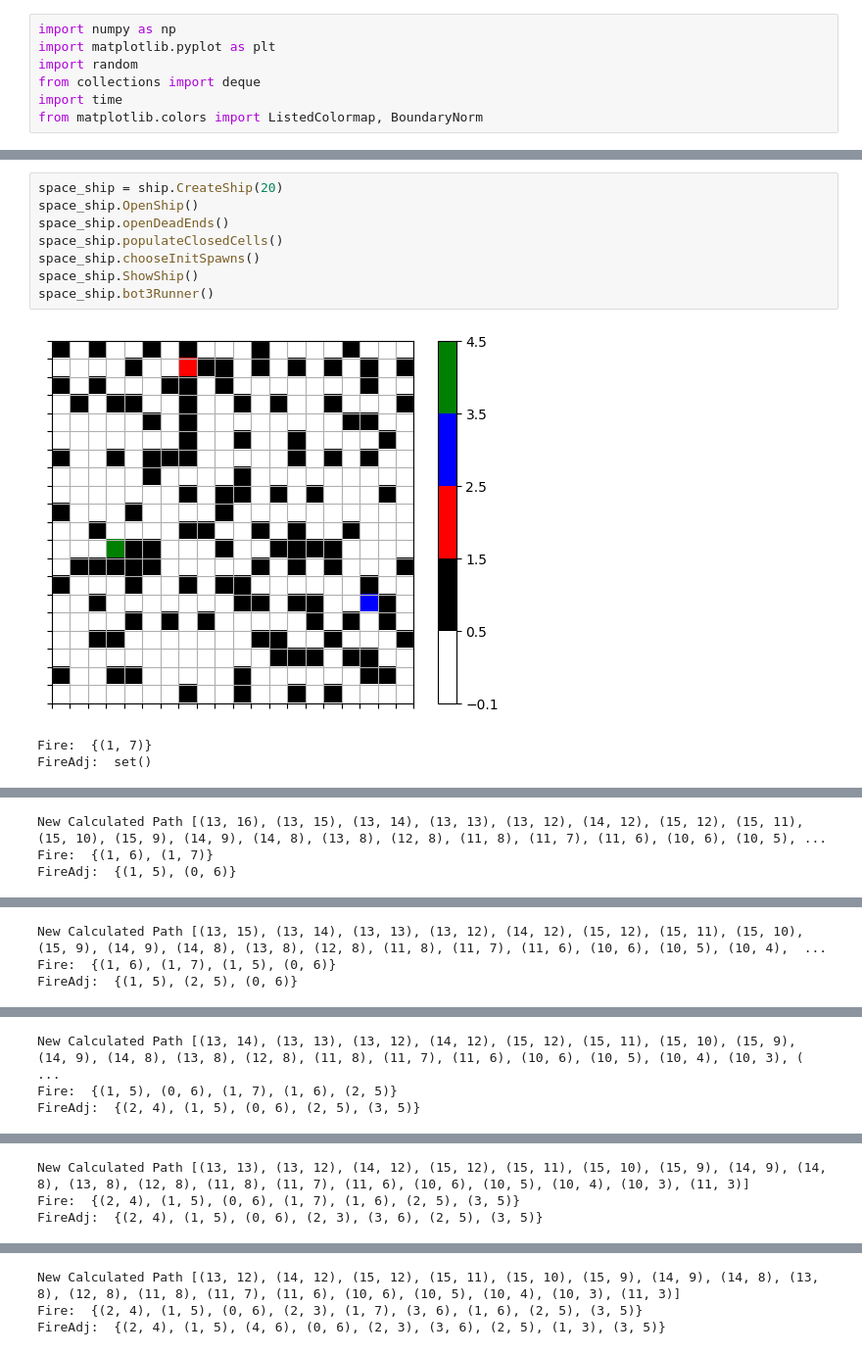
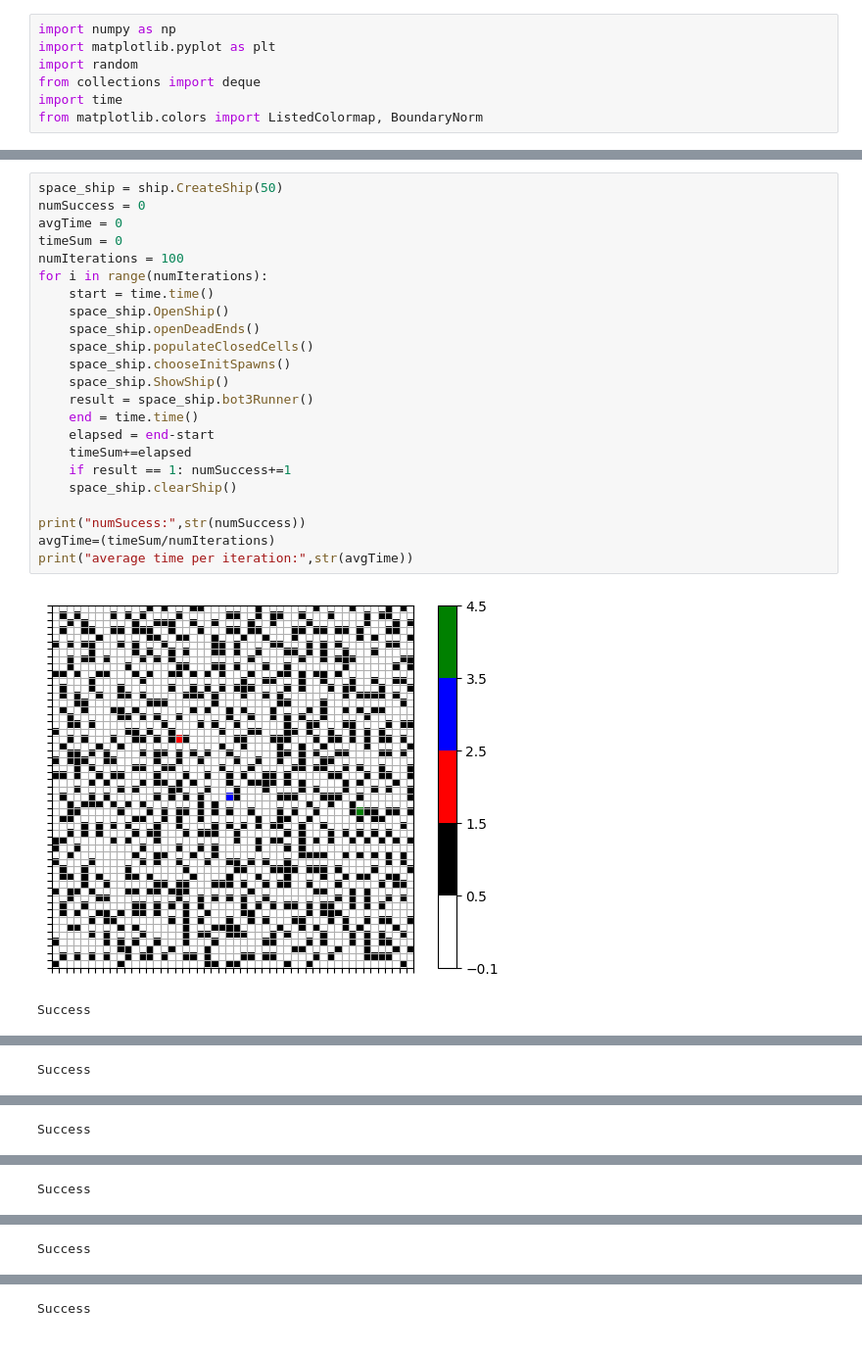
Before and after one commit to Sina-Haz/AI-Project-1, a Jupyter notebook: AI_Proj_1.ipynb, the cells around one changed output, grey strips where cells are left out. Shown at 98% size. Drawn from its saved outputs; the diff is of its cells as text.

```diff
--- a/AI_Proj_1.ipynb
+++ b/AI_Proj_1.ipynb
@@ -443,12 +468,26 @@ class ship:
 # %%
-space_ship = ship.CreateShip(20)
-space_ship.OpenShip()
-space_ship.openDeadEnds()
-space_ship.populateClosedCells()
-space_ship.chooseInitSpawns()
-space_ship.ShowShip()
-space_ship.bot3Runner()
+space_ship = ship.CreateShip(50)
+numSuccess = 0
+avgTime = 0
+timeSum = 0
+numIterations = 100
+for i in range(numIterations):
+    start = time.time()
+    space_ship.OpenShip()
+    space_ship.openDeadEnds()
+    space_ship.populateClosedCells()
+    space_ship.chooseInitSpawns()
+    space_ship.ShowShip()
+    result = space_ship.bot3Runner()
+    end = time.time()
+    elapsed = end-start
+    timeSum+=elapsed
+    if result == 1: numSuccess+=1
+    space_ship.clearShip()
+
+print("numSucess:",str(numSuccess))
+avgTime=(timeSum/numIterations)
+print("average time per iteration:",str(avgTime))
 # %% [output]
-[figure, old version]
+[figure, new version]
-Fire:  {(1, 7)}
-FireAdj:  set()
+Success
@@ -456,3 +495 @@ FireAdj:  set()
-New Calculated Path [(13, 16), (13, 15), (13, 14), (13, 13), (13, 12), (14, 12), (15, 12), (15, 11), (15, 10), (15, 9), (14, 9), (14, 8), (13, 8), (12, 8), (11, 8), (11, 7), (11, 6), (10, 6), (10, 5), ...
-Fire:  {(1, 6), (1, 7)}
-FireAdj:  {(1, 5), (0, 6)}
+Success
@@ -460,3 +497 @@ FireAdj:  {(1, 5), (0, 6)}
-New Calculated Path [(13, 15), (13, 14), (13, 13), (13, 12), (14, 12), (15, 12), (15, 11), (15, 10), (15, 9), (14, 9), (14, 8), (13, 8), (12, 8), (11, 8), (11, 7), (11, 6), (10, 6), (10, 5), (10, 4),  ...
-Fire:  {(1, 6), (1, 7), (1, 5), (0, 6)}
-FireAdj:  {(1, 5), (2, 5), (0, 6)}
+Success
@@ -464,3 +499 @@ FireAdj:  {(1, 5), (2, 5), (0, 6)}
-New Calculated Path [(13, 14), (13, 13), (13, 12), (14, 12), (15, 12), (15, 11), (15, 10), (15, 9), (14, 9), (14, 8), (13, 8), (12, 8), (11, 8), (11, 7), (11, 6), (10, 6), (10, 5), (10, 4), (10, 3), ( ...
-Fire:  {(1, 5), (0, 6), (1, 7), (1, 6), (2, 5)}
-FireAdj:  {(2, 4), (1, 5), (0, 6), (2, 5), (3, 5)}
+Success
@@ -468,3 +501 @@ FireAdj:  {(2, 4), (1, 5), (0, 6), (2, 5), (3, 5)}
-New Calculated Path [(13, 13), (13, 12), (14, 12), (15, 12), (15, 11), (15, 10), (15, 9), (14, 9), (14, 8), (13, 8), (12, 8), (11, 8), (11, 7), (11, 6), (10, 6), (10, 5), (10, 4), (10, 3), (11, 3)]
-Fire:  {(2, 4), (1, 5), (0, 6), (1, 7), (1, 6), (2, 5), (3, 5)}
-FireAdj:  {(2, 4), (1, 5), (0, 6), (2, 3), (3, 6), (2, 5), (3, 5)}
+Success
@@ -472,3 +503 @@ FireAdj:  {(2, 4), (1, 5), (0, 6), (2, 3), (3, 6), (2, 5), (3, 5)}
-New Calculated Path [(13, 12), (14, 12), (15, 12), (15, 11), (15, 10), (15, 9), (14, 9), (14, 8), (13, 8), (12, 8), (11, 8), (11, 7), (11, 6), (10, 6), (10, 5), (10, 4), (10, 3), (11, 3)]
-Fire:  {(2, 4), (1, 5), (0, 6), (2, 3), (1, 7), (3, 6), (1, 6), (2, 5), (3, 5)}
-FireAdj:  {(2, 4), (1, 5), (4, 6), (0, 6), (2, 3), (3, 6), (2, 5), (1, 3), (3, 5)}
+Success
```
Also changed, not shown: parts of 3 cells of this notebook.
